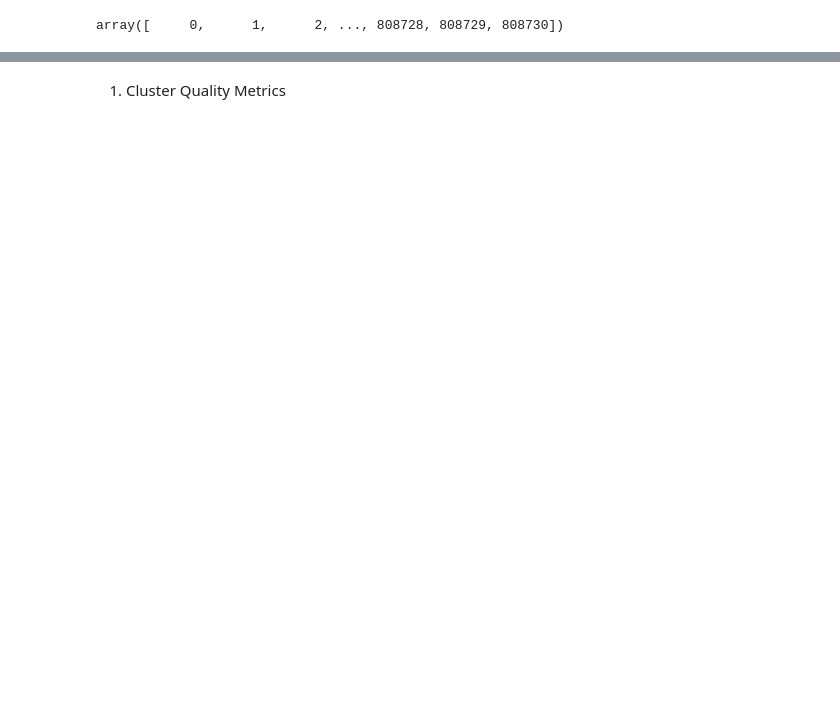
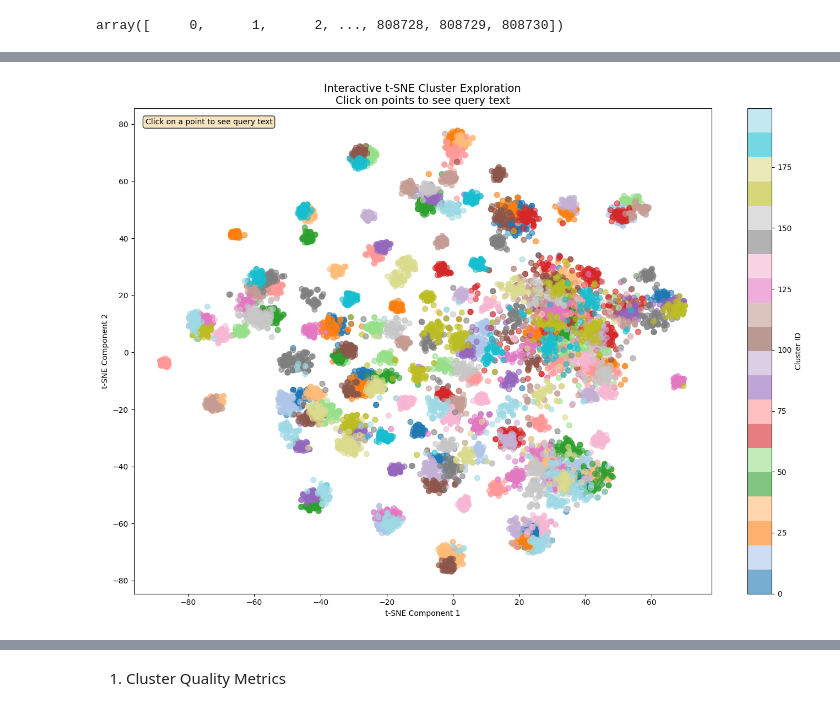
Before and after one commit to harshit-jiit/tas_project_3, a Jupyter notebook: main.ipynb, the cells around one changed output, grey strips where cells are left out. Drawn from its saved outputs; the diff is of its cells as text; code cells hidden in the pictures; blank space fills up the shorter version.

```diff
--- a/main.ipynb
+++ b/main.ipynb
@@ -203,7 +209,7 @@ class BERT_Dot(PreTrainedModel):
     """
 
     config_class = BERT_Dot_Config
-    base_model_prefix = "bert_model"
+    base_model_prefix = "e5-base"
 
     @staticmethod
     def from_config(config):
@@ -270,12 +276,12 @@ class BERT_Dot(PreTrainedModel):
         self.bert_model = AutoModel.from_pretrained(name)
 
     def get_param_stats(self):
-        return "BERT_dot: / "
+        return "e5-base: / "
     def get_param_secondary(self):
         return {}
 # %%
 config={
-    "bert_pretrained_model": "sebastian-hofstaetter/distilbert-dot-tas_b-b256-msmarco",
+    "bert_pretrained_model": "intfloat/e5-base",
     "bert_trainable": False,
     "in_batch_negatives": False,
     "bert_dot_compress_dim": 128
@@ -312,4 +338,4 @@ class QuerySearcherHead(nn.Module):
     def get_param_secondary(self):
         return self.neural_ir_model.get_param_secondary()
 # %%
-model_searcher = QuerySearcherHead(model,use_fp16).cuda()
+model_searcher = QuerySearcherHead(model,use_fp16=True).cuda()
@@ -385,7 +409,7 @@ class FastTransformerTokenizer():
             d.squeeze_(0)
         return seq_tokenized.data
 # %%
-_tokenizer = FastTransformerTokenizer("sebastian-hofstaetter/distilbert-dot-tas_b-b256-msmarco")
+_tokenizer = FastTransformerTokenizer("intfloat/e5-base")
 # %%
 def collate_fn(batch, max_length, pad_token_id):
     """
@@ -896,0 +1007,51 @@ perf_monitor.save_summary(os.path.join(run_folder,"perf-monitor.txt"))
+# %%
+def interactive_cluster_exploration(vectors_2d, labels_2d, texts_2d, clusters):
+    """
+    Create an interactive exploration of the t-SNE plot
+    """
+    import matplotlib.pyplot as plt
+    from matplotlib.widgets import Button
+    import numpy as np
+
+    fig, ax = plt.subplots(figsize=(14, 10))
+
+    # Plot all points
+    scatter = ax.scatter(vectors_2d[:, 0], vectors_2d[:, 1],
+                        c=labels_2d, cmap='tab20', alpha=0.6, s=50)
+
+    ax.set_title('Interactive t-SNE Cluster Exploration\nClick on points to see query text', fontsize=14)
+    ax.set_xlabel('t-SNE Component 1')
+    ax.set_ylabel('t-SNE Component 2')
+
+    # Add colorbar
+    cbar = plt.colorbar(scatter)
+    cbar.set_label('Cluster ID')
+
+    # Text box for showing query text
+    textbox = ax.text(0.02, 0.98, 'Click on a point to see query text',
+                     transform=ax.transAxes, fontsize=10, verticalalignment='top',
+                     bbox=dict(boxstyle='round', facecolor='wheat', alpha=0.8))
+
+    def on_click(event):
+        if event.inaxes != ax:
+            return
+
+        # Find closest point
+        distances = np.sqrt((vectors_2d[:, 0] - event.xdata)**2 +
+                          (vectors_2d[:, 1] - event.ydata)**2)
+        closest_idx = np.argmin(distances)
+
+        # Update text box
+        query_text = texts_2d[closest_idx]
+        cluster_id = labels_2d[closest_idx]
+        textbox.set_text(f'Cluster {cluster_id}:\n"{query_text[:100]}..."')
+        fig.canvas.draw()
+
+    fig.canvas.mpl_connect('button_press_event', on_click)
+    plt.tight_layout()
+    plt.show()
+
+# Run interactive exploration
+interactive_cluster_exploration(vectors_2d, labels_2d, texts_2d, clusters)
+# %% [output]
+[figure, added]
```
Also changed, not shown: parts of 24 cells of this notebook, 23 other files.
